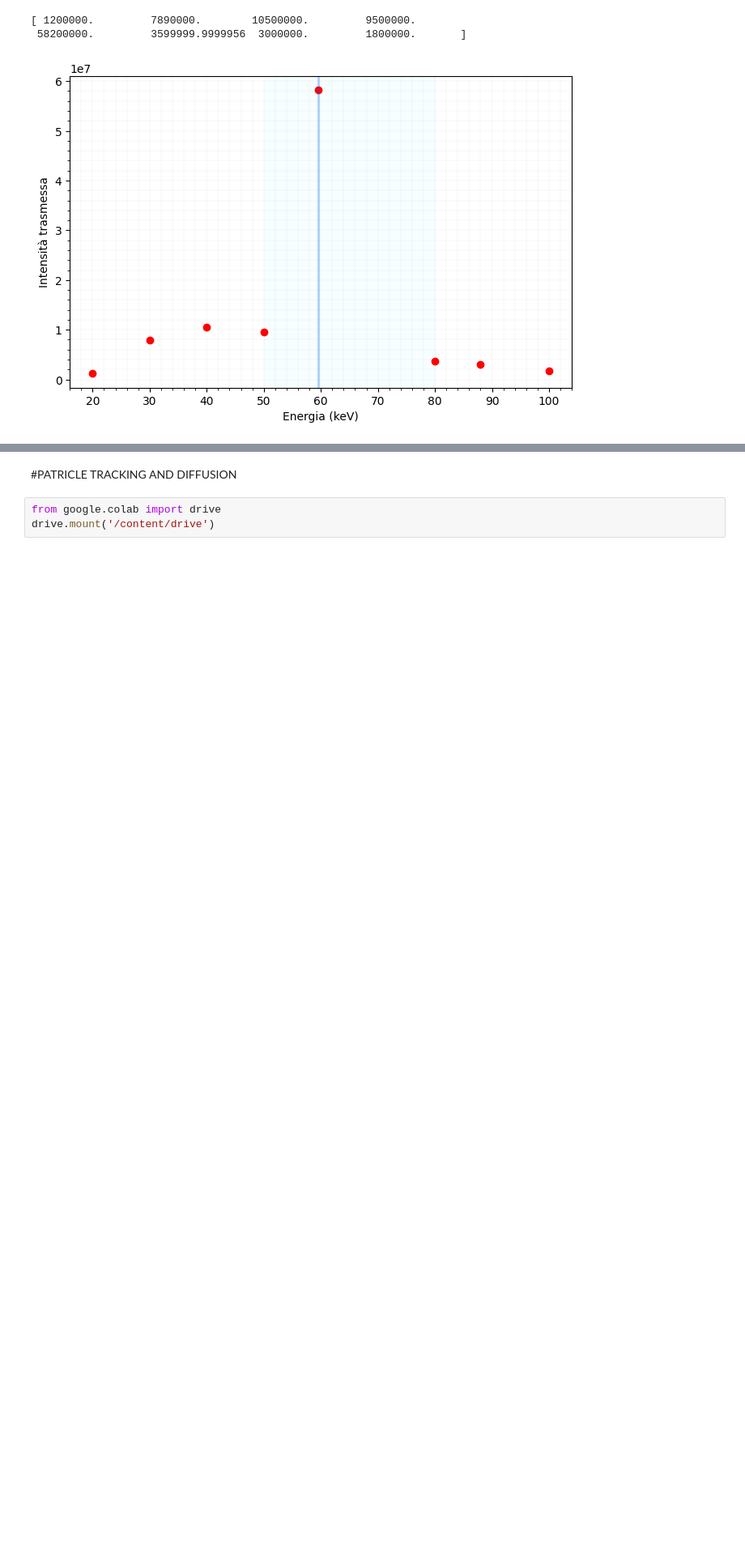
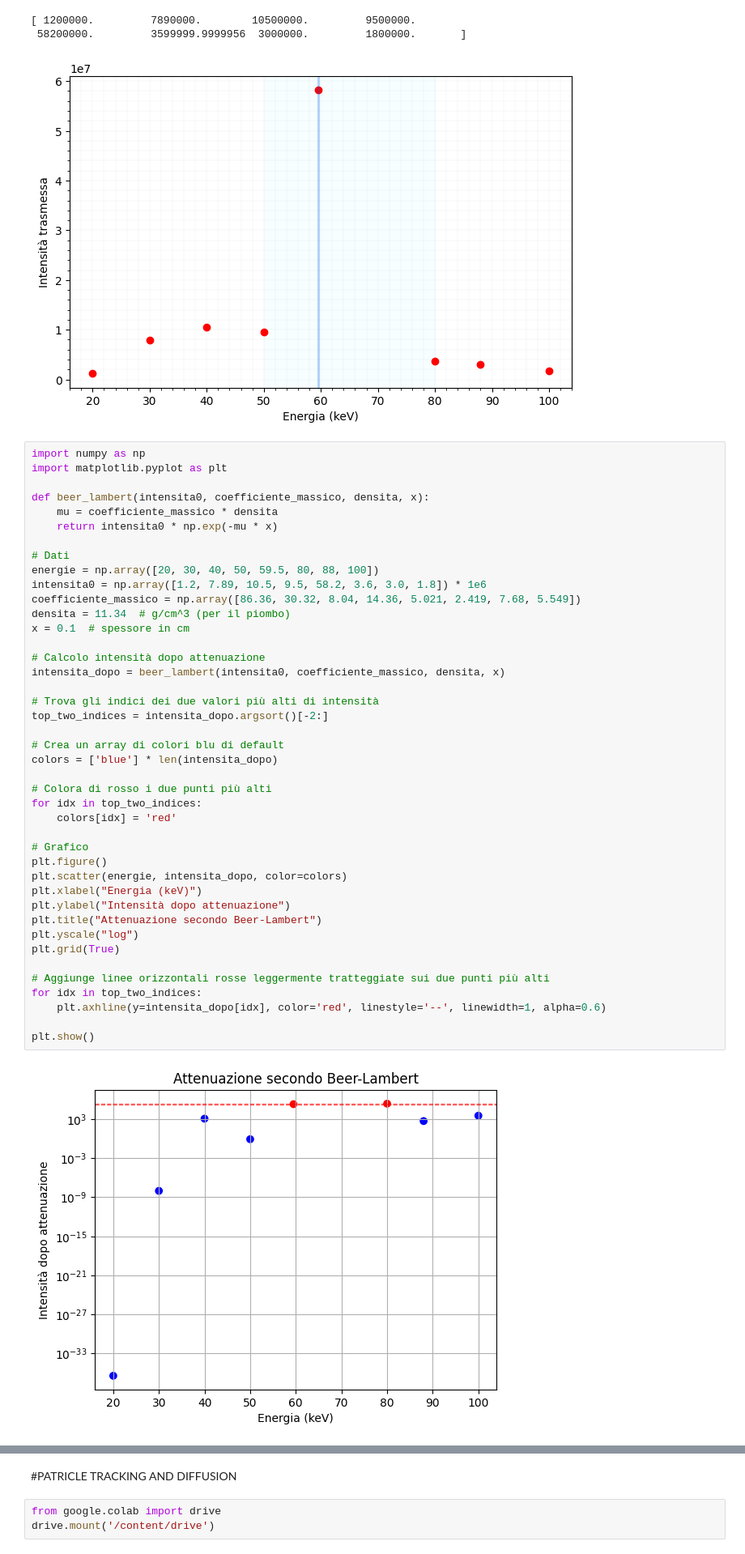
Before and after one commit to francescobellina/Repo_laboratorio_BiophotonicsI, a Jupyter notebook: Tracking.ipynb, the cells around one changed output, grey strips where cells are left out. Shown: that part at 81% size. Drawn from its saved outputs; the diff is of its cells as text; blank space fills up the shorter version.

```diff
--- a/Tracking.ipynb
+++ b/Tracking.ipynb
@@ -52,3 +52,47 @@ plt.show()
 [ 1200000.         7890000.        10500000.         9500000.
  58200000.         3599999.9999956  3000000.         1800000.       ]
 [figure]
+# %%
+import numpy as np
+import matplotlib.pyplot as plt
+
+def beer_lambert(intensita0, coefficiente_massico, densita, x):
+    mu = coefficiente_massico * densita
+    return intensita0 * np.exp(-mu * x)
+
+# Dati
+energie = np.array([20, 30, 40, 50, 59.5, 80, 88, 100])
+intensita0 = np.array([1.2, 7.89, 10.5, 9.5, 58.2, 3.6, 3.0, 1.8]) * 1e6
+coefficiente_massico = np.array([86.36, 30.32, 8.04, 14.36, 5.021, 2.419, 7.68, 5.549])
+densita = 11.34  # g/cm^3 (per il piombo)
+x = 0.1  # spessore in cm
+
+# Calcolo intensità dopo attenuazione
+intensita_dopo = beer_lambert(intensita0, coefficiente_massico, densita, x)
+
+# Trova gli indici dei due valori più alti di intensità
+top_two_indices = intensita_dopo.argsort()[-2:]
+
+# Crea un array di colori blu di default
+colors = ['blue'] * len(intensita_dopo)
+
+# Colora di rosso i due punti più alti
+for idx in top_two_indices:
+    colors[idx] = 'red'
+
+# Grafico
+plt.figure()
+plt.scatter(energie, intensita_dopo, color=colors)
+plt.xlabel("Energia (keV)")
+plt.ylabel("Intensità dopo attenuazione")
+plt.title("Attenuazione secondo Beer-Lambert")
+plt.yscale("log")
+plt.grid(True)
+
+# Aggiunge linee orizzontali rosse leggermente tratteggiate sui due punti più alti
+for idx in top_two_indices:
+    plt.axhline(y=intensita_dopo[idx], color='red', linestyle='--', linewidth=1, alpha=0.6)
+
+plt.show()
+# %% [output]
+[figure, added]
```
Also changed, not shown: parts of 1 cell of this notebook.
